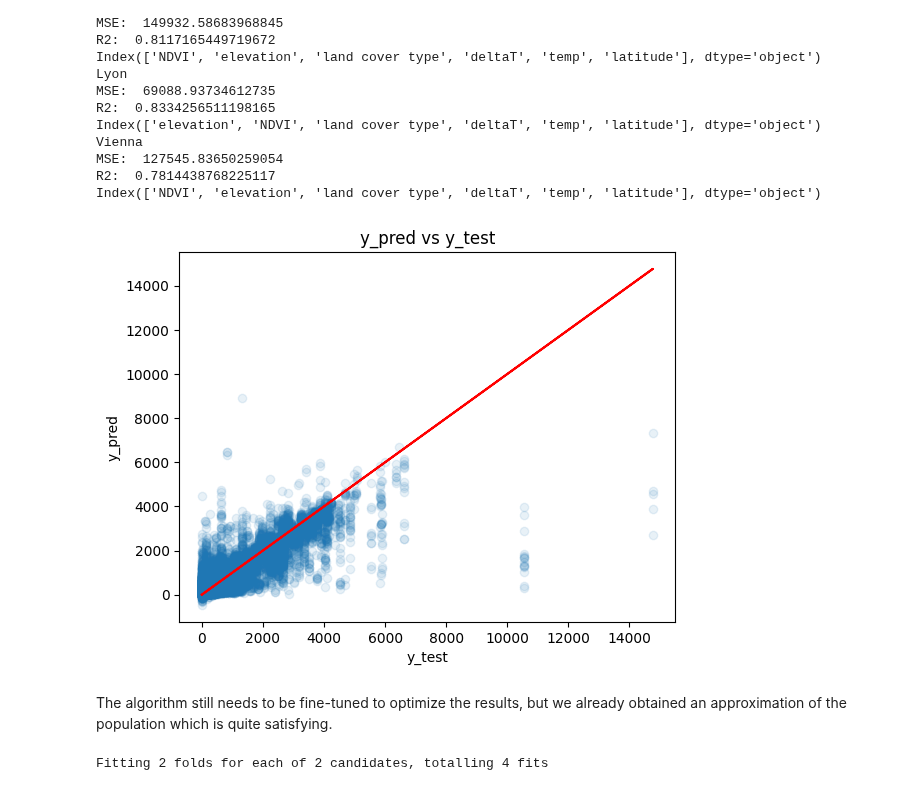
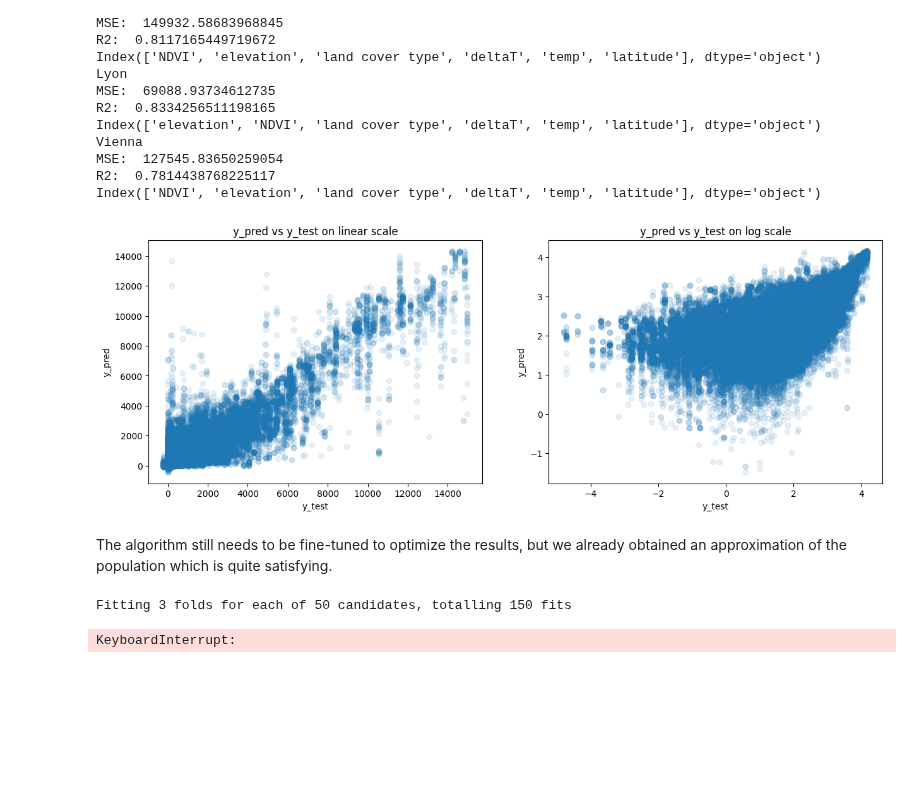
Before and after one commit to christopherogerepfl/UHI_prediction, a Jupyter notebook: task2.ipynb, the cells around one changed output. Cells and saved outputs as stored; diff of their text form; code cells hidden in the pictures; blank space fills up the shorter version.

```diff
--- a/task2.ipynb
+++ b/task2.ipynb
@@ -301,15 +303,21 @@ MSE:  127545.83650259054
 R2:  0.7814438768225117
 Index(['NDVI', 'elevation', 'land cover type', 'deltaT', 'temp', 'latitude'], dtype='object')
 # %%
-#plot y_pred vs y_test with density
-plt.scatter(y_test, y_pred, alpha=0.1)
+#plot y_pred vs y_test with density once on log scale and once on linear scale on 2 plots side by side
+plt.figure(figsize=(15, 5))
+plt.subplot(1, 2, 1)
+plt.scatter(y_test, y_pred, alpha = 0.1)
 plt.xlabel('y_test')
 plt.ylabel('y_pred')
-plt.title('y_pred vs y_test')
-plt.plot(y_test, y_test, color='red', label='y_test = y_pred')
+plt.title('y_pred vs y_test on linear scale')
+plt.subplot(1, 2, 2)
+plt.scatter(np.log10(y_test), np.log10(y_pred), alpha = .1)
+plt.xlabel('y_test')
+plt.ylabel('y_pred')
+plt.title('y_pred vs y_test on log scale')
 plt.show()
 # %% [output]
-[figure, old version]
+[figure, new version]
 # %% [markdown]
 The algorithm still needs to be fine-tuned to optimize the results, but we already obtained an approximation of the population which is quite satisfying.
 # %%
@@ -340,13 +348,14 @@ random_grid = {'n_estimators': sp_randint(10, 150),
                'min_samples_leaf': sp_randint(1, 8)}
 # Use the random grid to search for best hyperparameters
 # First create the base model to tune
-rf = GradientBoostingRegressor()
+rf = HistGradientBoostingRegressor()
 # Random search of parameters, using 3 fold cross validation,
-# search across 100 different combinations, and use all available cores
+# search across 50 different combinations, and use all available cores
 rf_random = RandomizedSearchCV(estimator = rf, param_distributions = random_grid,
-                               n_iter =2, cv = 2, verbose=2, random_state=42, n_jobs = -1)
+                               n_iter =50 , cv = 3, verbose=2, random_state=42, n_jobs = -1)
 # Fit the random search model
 rf_random.fit(X_val, y_val)
 rf_random.best_params_
 # %% [output]
-Fitting 2 folds for each of 2 candidates, totalling 4 fits
+Fitting 3 folds for each of 50 candidates, totalling 150 fits
+KeyboardInterrupt:
```
Also changed, not shown: parts of 3 cells of this notebook.
